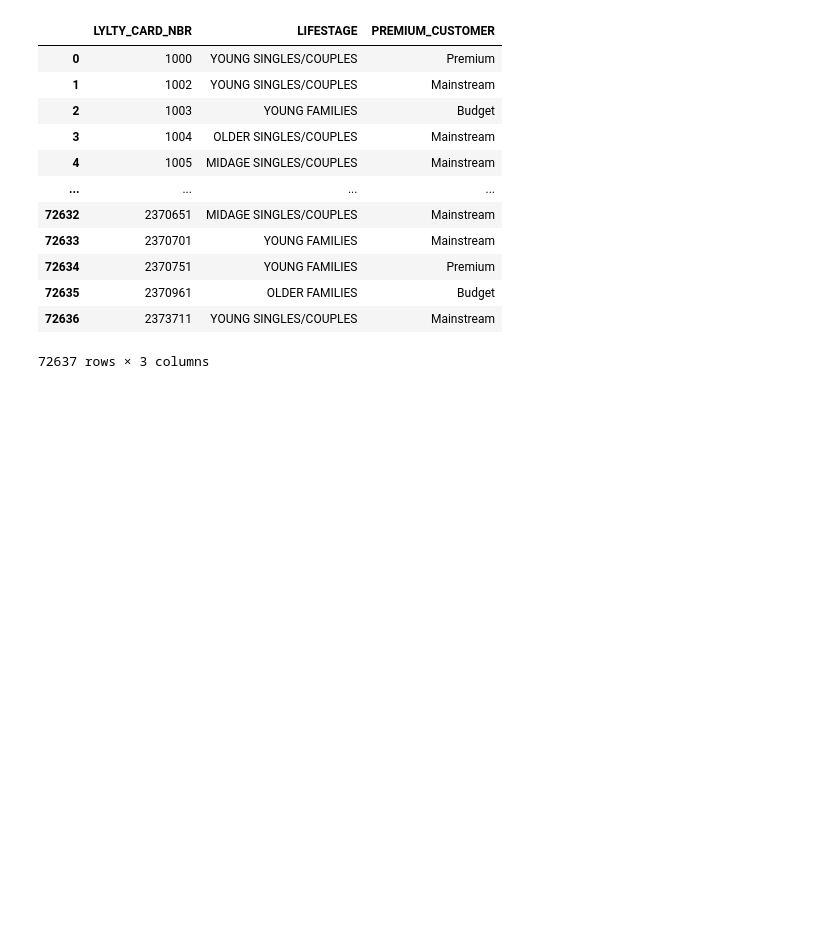
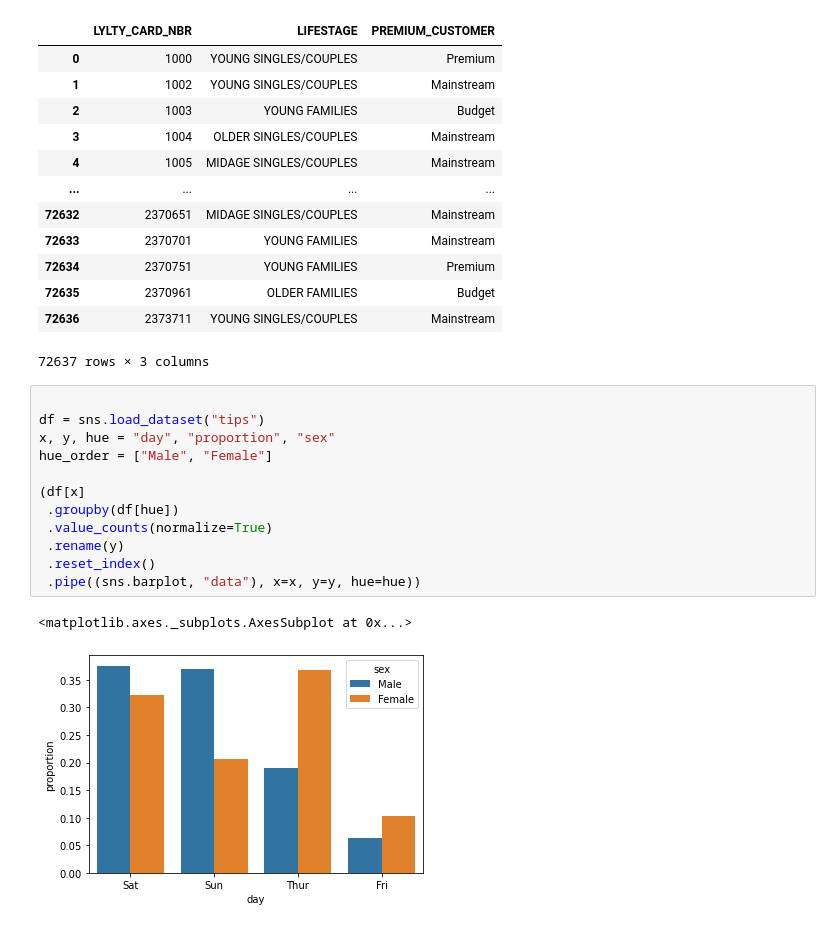
Before and after one commit to daniel8691/Quantium-virtual-internship, a Jupyter notebook: module_one_data_preparation.ipynb, the cells around one changed output. Drawn from its saved outputs; the diff is of its cells as text; blank space fills up the shorter version.

```diff
--- a/module_one_data_preparation.ipynb
+++ b/module_one_data_preparation.ipynb
@@ -341,3 +385,18 @@ behavior_df
 | 72635 | 2370961 | OLDER FAMILIES | Budget |
 | 72636 | 2373711 | YOUNG SINGLES/COUPLES | Mainstream |
 72637 rows × 3 columns
+# %%
+
+df = sns.load_dataset("tips")
+x, y, hue = "day", "proportion", "sex"
+hue_order = ["Male", "Female"]
+
+(df[x]
+ .groupby(df[hue])
+ .value_counts(normalize=True)
+ .rename(y)
+ .reset_index()
+ .pipe((sns.barplot, "data"), x=x, y=y, hue=hue))
+# %% [output]
+<matplotlib.axes._subplots.AxesSubplot at 0x...>
+[figure, added]
```
Also changed, not shown: parts of 21 cells of this notebook, 1 other file.
